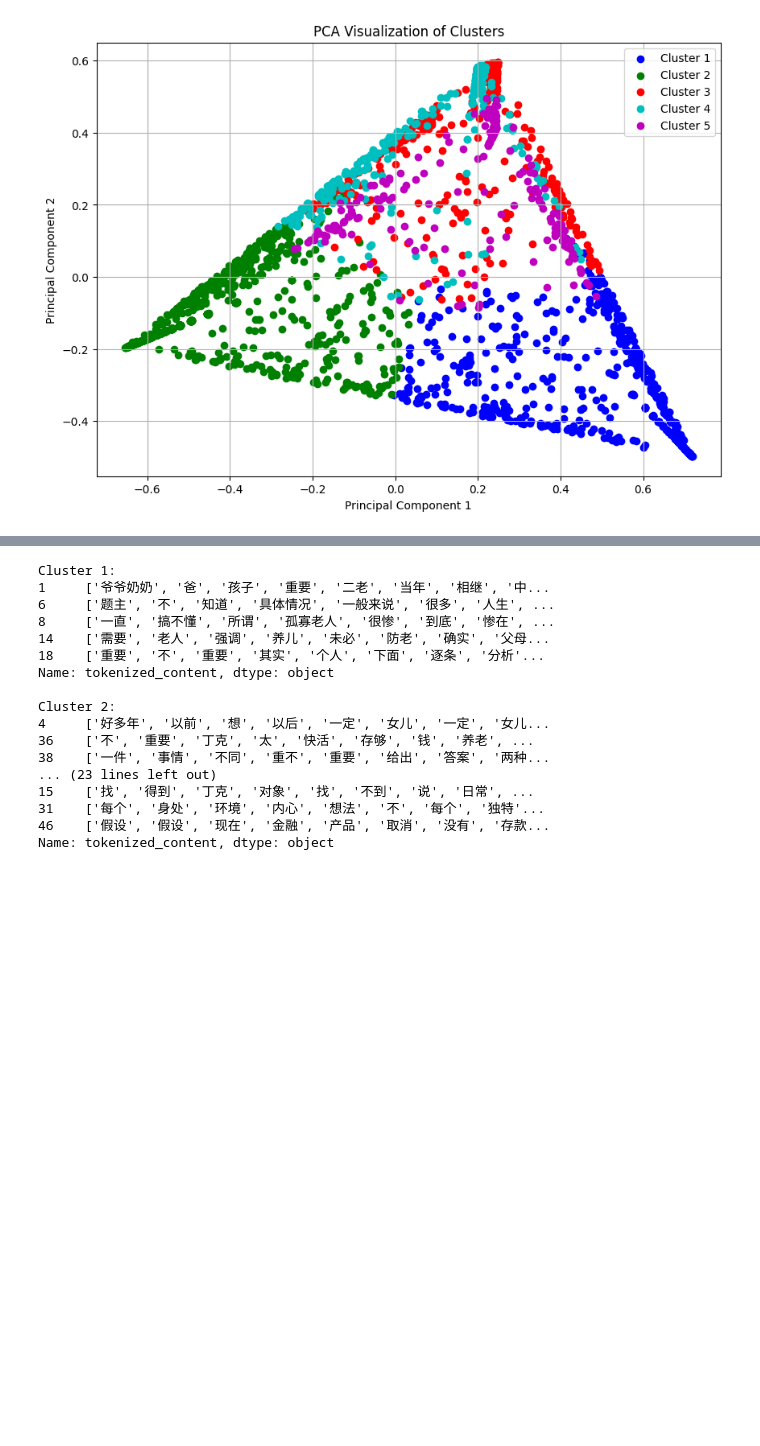
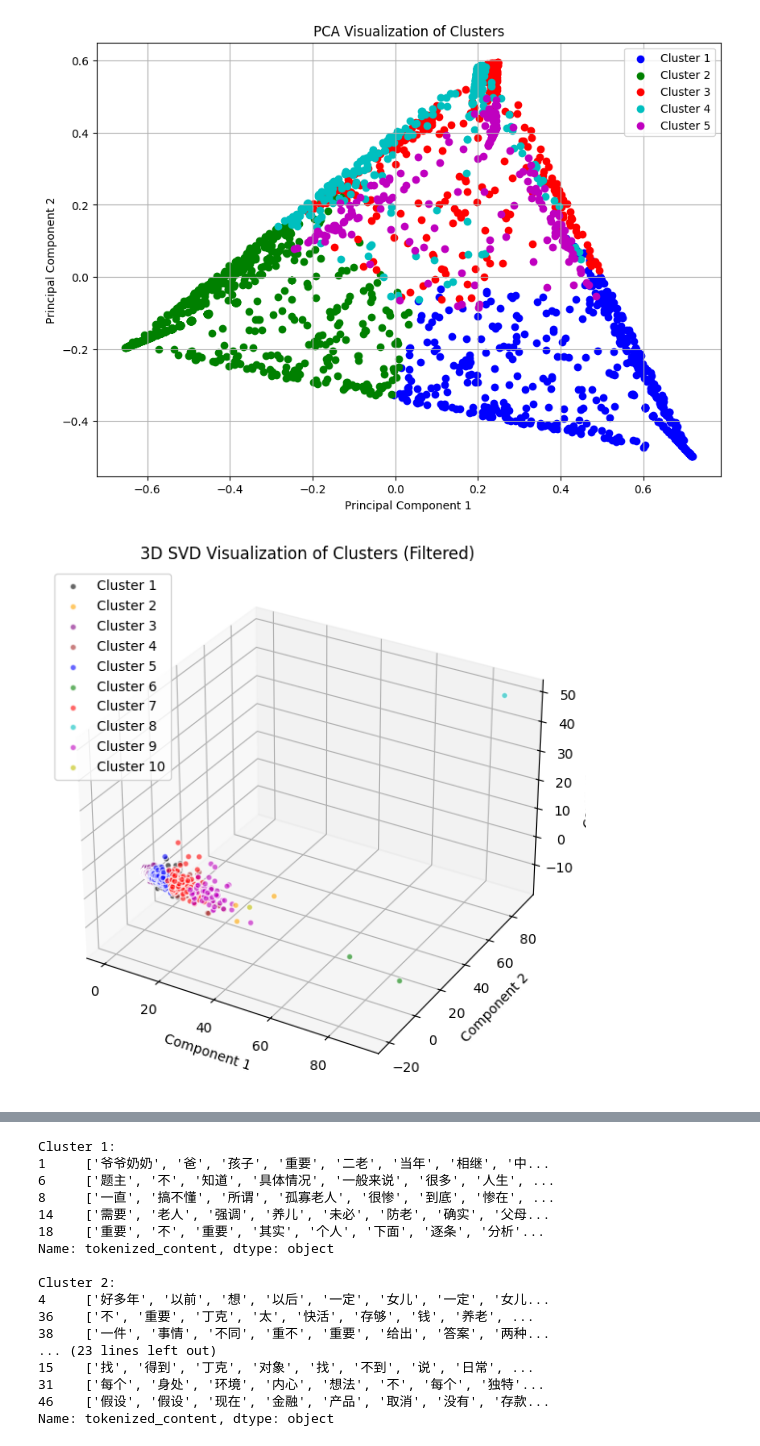
Before and after one commit to JesseLovesGrace/CN_Spectrum, a Jupyter notebook: Topics/Have_Babies/02_Have_Babies_LDA_Topic_Modeling_Aspect_Roberta_Random_Seed.ipynb, the cells around one changed output, grey strips where cells are left out. Saved outputs shown, nothing was run; the diff lists cells and outputs as text; code cells hidden in the pictures; blank space fills up the shorter version.

```diff
--- a/Topics/Have_Babies/02_Have_Babies_LDA_Topic_Modeling_Aspect_Roberta_Random_Seed.ipynb
+++ b/Topics/Have_Babies/02_Have_Babies_LDA_Topic_Modeling_Aspect_Roberta_Random_Seed.ipynb
@@ -579,3 +579,53 @@ plt.grid(True)
 plt.show()
 # %% [output]
 [figure]
+# %%
+from sklearn.decomposition import TruncatedSVD
+from sklearn.cluster import KMeans
+import matplotlib.pyplot as plt
+from mpl_toolkits.mplot3d import Axes3D
+import numpy as np
+from scipy.stats import zscore
+
+def plot_clusters_3d(dtm, lda_model, num_clusters, threshold):
+    # Get dominant topic probabilities for each document
+    dominant_topics = [np.argmax(prob) for prob in lda_model.transform(dtm)]
+
+    # Perform K-means clustering based on dominant topic probabilities
+    kmeans = KMeans(n_clusters=num_clusters, random_state=42)
+    clusters = kmeans.fit_predict(dtm)
+
+    # Reduce dimensionality using TruncatedSVD
+    svd = TruncatedSVD(n_components=3, random_state=42)  # Reduce to 3 dimensions for visualization
+    svd_result = svd.fit_transform(dtm)
+
+    # Calculate Z-scores for the SVD components
+    z_scores = np.abs(zscore(svd_result))
+
+    # Filter out points with any Z-score above the threshold
+    filtered_indices = np.where((z_scores < threshold).all(axis=1))[0]
+    filtered_svd_result = svd_result[filtered_indices]
+    filtered_clusters = clusters[filtered_indices]
+
+    # Plot the clusters in 3D
+    fig = plt.figure(figsize=(10, 7))
+    ax = fig.add_subplot(111, projection='3d')
+
+    # Define colors for each cluster
+    colors = ['k', 'orange', 'purple', 'brown','b', 'g', 'r', 'c', 'm', 'y']
+
+    for cluster_label, color in zip(range(num_clusters), colors):
+        cluster_indices = np.where(filtered_clusters == cluster_label)[0]
+        ax.scatter(filtered_svd_result[cluster_indices, 0], filtered_svd_result[cluster_indices, 1], filtered_svd_result[cluster_indices, 2], c=color, label=f'Cluster {cluster_label + 1}', alpha=0.6, edgecolors='w')
+
+    ax.set_title('3D SVD Visualization of Clusters (Filtered)')
+    ax.set_xlabel('Component 1')
+    ax.set_ylabel('Component 2')
+    ax.set_zlabel('Component 3')
+    ax.legend()
+    plt.show()
+
+# Call the function for each cell
+plot_clusters_3d(dtm, lda_model, 10, 100)  # Call for the first cell
+# %% [output]
+[figure, added]
```
Also changed, not shown: parts of 20 cells of this notebook, 2 other files.
